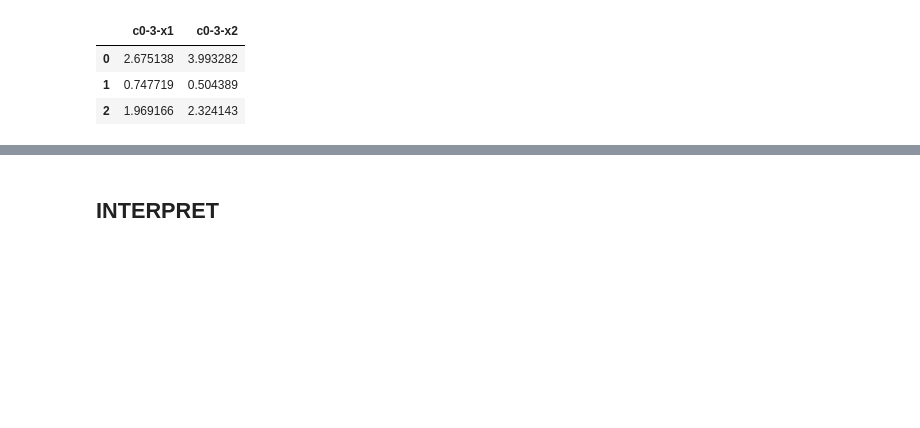
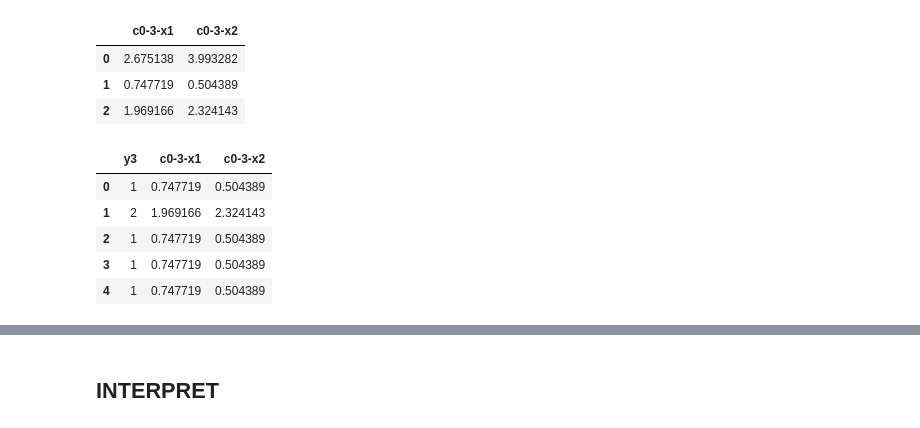
Before and after one commit to DenysTantsiura/datas, a Jupyter notebook: Hw_6/Hw6.ipynb, the cells around one changed output, grey strips where cells are left out. Cells and saved outputs as stored; diff of their text form; code cells hidden in the pictures; blank space fills up the shorter version.

```diff
--- a/Hw_6/Hw6.ipynb
+++ b/Hw_6/Hw6.ipynb
@@ -300,0 +300,10 @@ centroids
+# %%
+y3 = pd.DataFrame(y3)
+y3.head()
+# %% [output]
+|  | y3 | c0-3-x1 | c0-3-x2 |
+| 0 | 1 | 0.747719 | 0.504389 |
+| 1 | 2 | 1.969166 | 2.324143 |
+| 2 | 1 | 0.747719 | 0.504389 |
+| 3 | 1 | 0.747719 | 0.504389 |
+| 4 | 1 | 0.747719 | 0.504389 |
```
Also changed, not shown: parts of 14 cells of this notebook.
